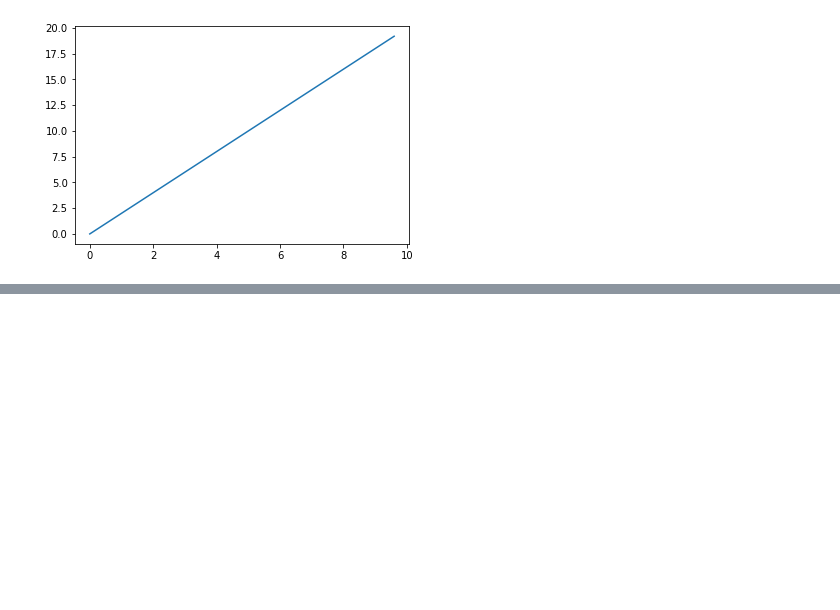
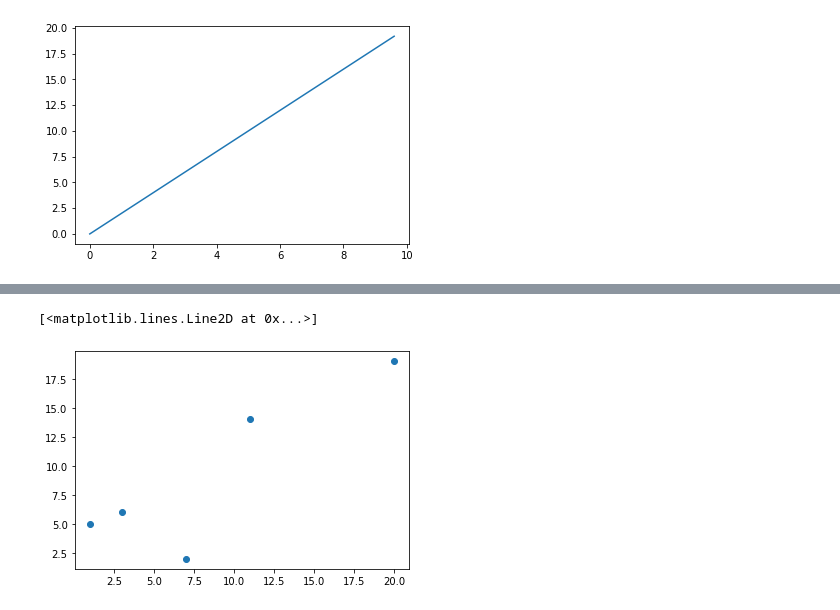
Before and after one commit to vigneshr2908/Data-Analysis, a Jupyter notebook: Matplotlib & Seaborn.ipynb, the cells around one changed output, grey strips where cells are left out. Drawn from its saved outputs; the diff is of its cells as text; code cells hidden in the pictures; blank space fills up the shorter version.

```diff
--- a/Matplotlib & Seaborn.ipynb
+++ b/Matplotlib & Seaborn.ipynb
@@ -30,0 +44,10 @@ plt.plot(x2, x2*2)
+# %%
+# Draw two points in the diagram, one at position (1, 3) and one in position (8, 10):
+
+x1 = np.array([1, 3, 7, 11, 20])
+y1 = np.array([5, 6, 2, 14, 19])
+
+plt.plot(x1, y1, 'o')
+# %% [output]
+[<matplotlib.lines.Line2D at 0x...>]
+[figure, added]
```
Also changed, not shown: parts of 7 cells of this notebook.
